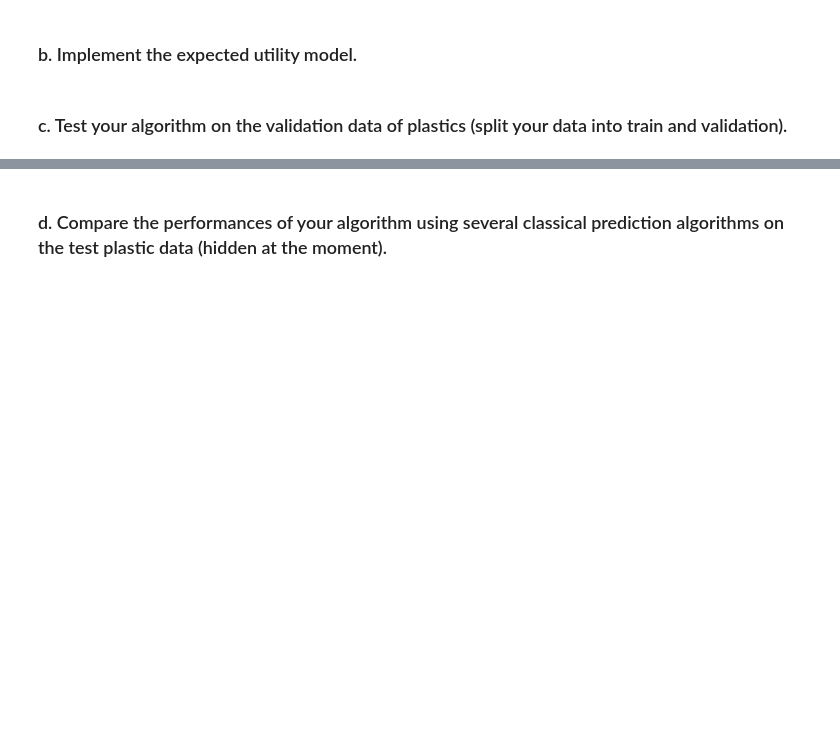
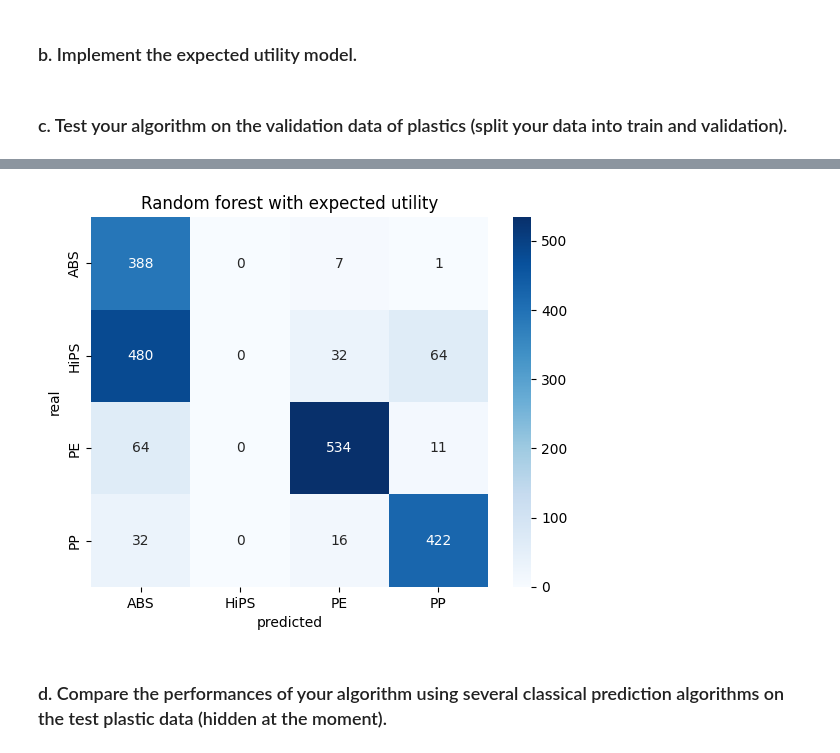
Before and after one commit to LucasTexier/Decision_theory_project, a Jupyter notebook: Decision_theory.ipynb, the cells around one changed output, grey strips where cells are left out. Saved outputs shown, nothing was run; the diff lists cells and outputs as text; code cells hidden in the pictures; blank space fills up the shorter version.

```diff
--- a/Decision_theory.ipynb
+++ b/Decision_theory.ipynb
@@ -115,18 +132,25 @@ def EU(predicted, Pabs, Phips, Ppe, Ppp):
 # %%
 '''
-    Choice returns the class of the plastic using the expected utility
+    Choice function returns the class of the plastic using the expected utility
+    from probabilities given by a model.
 '''
+def Choice(Data_to_predict, model):
+    a = model.predict_proba(Data_to_predict)  # Use predict_proba to get probabilities from the model
 
-def Choice(Data_to_predict, model):
-    a = model.predict_proba(Data_to_predict)  # Use predict_proba to get probabilities
+    # multiplication with the EU function
     act1 = EU('ABS', a[0][0], a[0][1], a[0][2], a[0][3])
     act2 = EU('HiPS', a[0][0], a[0][1], a[0][2], a[0][3])
     act3 = EU('PE', a[0][0], a[0][1], a[0][2], a[0][3])
     act4 = EU('PP', a[0][0], a[0][1], a[0][2], a[0][3])
-    v = [act1, act2, act3, act4]
 
+
+    #set the probability at 0 if the value is None
+    v = [act if act is not None else 0 for act in [act1, act2, act3, act4]]
+
+    #return the class with the highest float
     max_index = v.index(max(v))
     plastic = ['ABS', 'HiPS', 'PE', 'PP']
+
     return plastic[max_index]
 # %% [markdown]
 ### c. Test your algorithm on the validation data of plastics (split your data into train and validation).
@@ -179,3 +230,14 @@ Score with expected utility with random forest :  0.36470014627011216
+# %%
+conf_matrix_eu_rf = confusion_matrix(y_test, predictions_rf)
+
+#plot the confusion matrix
+sns.heatmap(conf_matrix_eu_rf, annot=True, fmt="d", cmap="Blues", xticklabels=['ABS', 'HiPS', 'PE', 'PP'], yticklabels=['ABS', 'HiPS', 'PE', 'PP'])
+plt.xlabel("predicted")
+plt.ylabel("real")
+plt.title("Random forest with expected utility")
+plt.show()
+# %% [output]
+[figure, added]
 # %% [markdown]
 ### d. Compare the performances of your algorithm using several classical prediction algorithms on the test plastic data (hidden at the moment).
 # %% [markdown]
```
Also changed, not shown: parts of 27 cells of this notebook.
